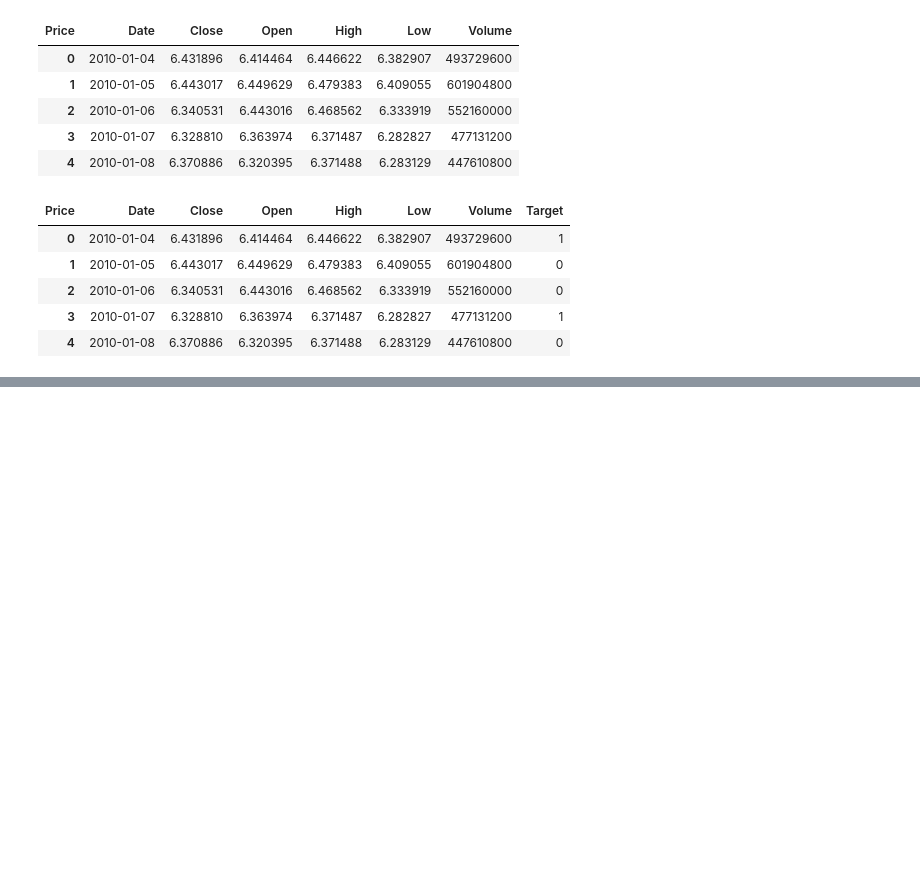
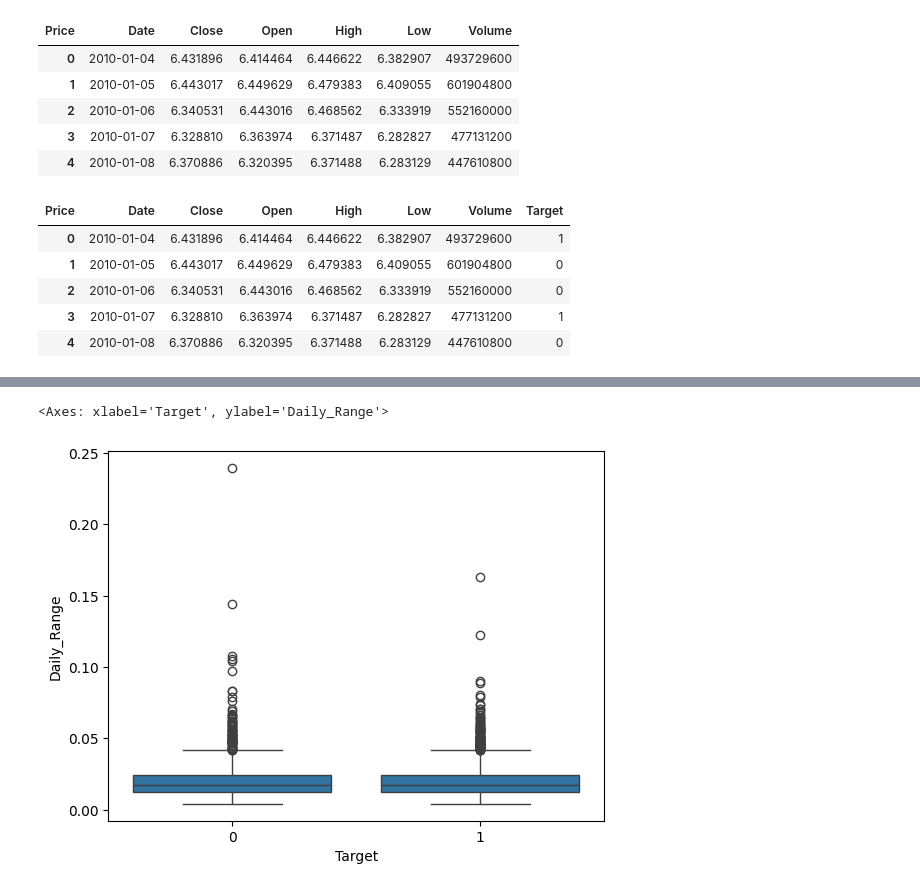
Before and after one commit to AgentXCross/PythonDS-ML, a Jupyter notebook: SciKitLearn/apple_stock.ipynb, the cells around one changed output, grey strips where cells are left out. Cells and saved outputs as stored; diff of their text form; code cells hidden in the pictures; blank space fills up the shorter version.

```diff
--- a/SciKitLearn/apple_stock.ipynb
+++ b/SciKitLearn/apple_stock.ipynb
@@ -80,0 +154,5 @@ df['Month'] = df['Date'].dt.month
+# %%
+sns.boxplot(data = stock_df, x = 'Target', y = 'Daily_Range')
+# %% [output]
+<Axes: xlabel='Target', ylabel='Daily_Range'>
+[figure, added]
```
Also changed, not shown: parts of 24 cells of this notebook.
